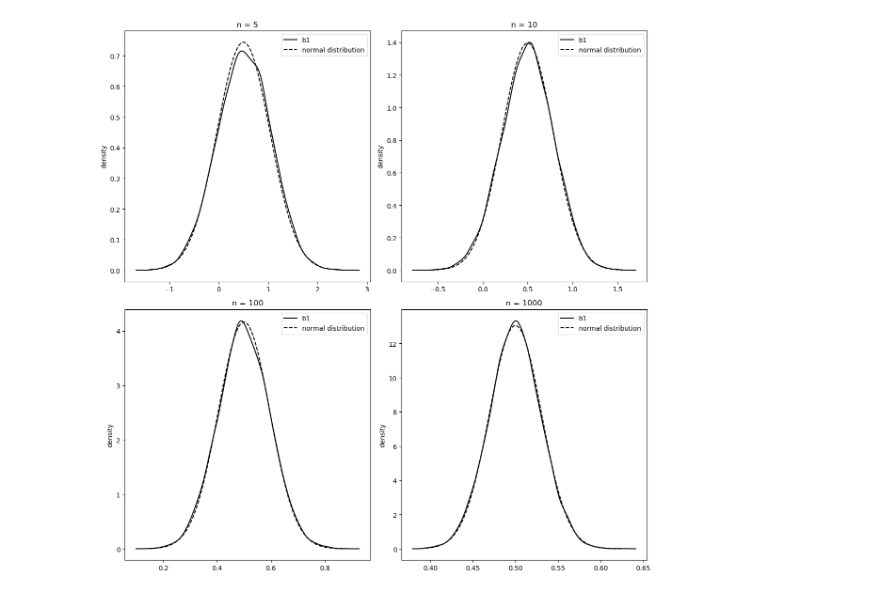
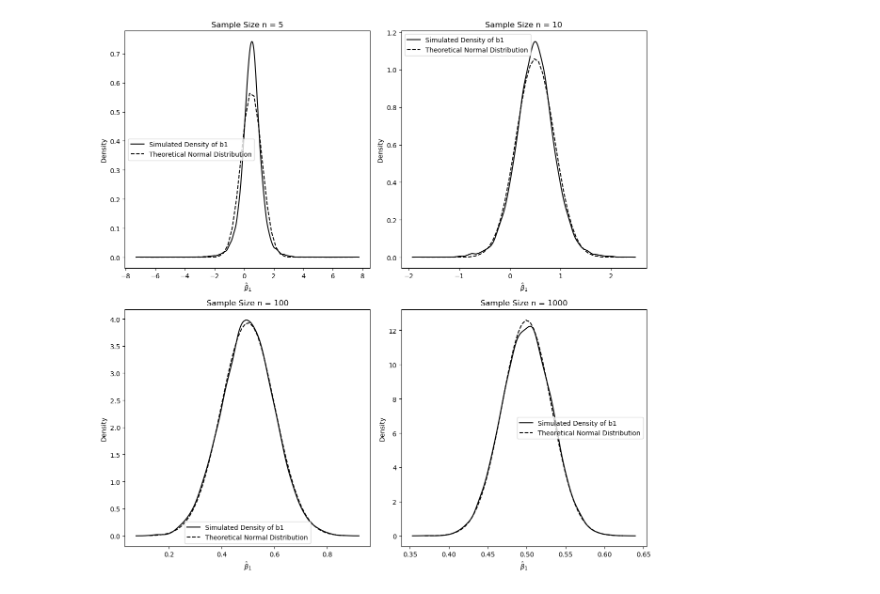
Before and after one commit to jhu-aap-econ/merino, a Jupyter notebook: notebooks/Ch5. MRA - OLS Asymptotics.ipynb, the cells around one changed output. Saved outputs shown, nothing was run; the diff lists cells and outputs as text; code cells hidden in the pictures.

```diff
--- a/notebooks/Ch5. MRA - OLS Asymptotics.ipynb
+++ b/notebooks/Ch5. MRA - OLS Asymptotics.ipynb
@@ -18,66 +242,77 @@ from scipy import stats
 # %%
-# set the random seed:
+# set the random seed for reproducibility:
 np.random.seed(1234567)
 
-# set sample size and number of simulations:
+# set sample sizes to be investigated:
 n = [5, 10, 100, 1000]
+# set number of simulations (replications):
 r = 10000
 
-# set true parameters:
-beta0 = 1
-beta1 = 0.5
-sx = 1
-ex = 4
+# set true population parameters:
+beta0 = 1  # true intercept
+beta1 = 0.5  # true slope coefficient
+sx = 1  # standard deviation of x
+ex = 4  # expected value of x
 
-# Create a 2x2 subplot
+# Create a 2x2 subplot to display density plots for each sample size
 fig, axs = plt.subplots(2, 2, figsize=(12, 12))
-axs = axs.ravel()  # Flatten the 2x2 array for easier indexing
+axs = axs.ravel()  # Flatten the 2x2 array of axes for easier indexing
 
+# Loop through each sample size in the list 'n'
 for idx, j in enumerate(n):
-    # draw a sample of x, fixed over replications:
-    x = stats.norm.rvs(ex, sx, size=j)
-    # draw a sample of u (std. normal)
+    # initialize b1 to store results later:
+    b1 = np.empty(r)
+    XX_inv_list = []  # To store (X'X)^-1 for each replication
+
+    # draw a sample of x, varying over replications:
+    x = stats.norm.rvs(ex, sx, size=(r, j))
+    # draw a sample of u (std. normal):
     u = stats.norm.rvs(0, 1, size=(r, j))
+    y = beta0 + beta1 * x + u
+    # repeat r times:
+    for i in range(r):
+        # Create design matrix X
+        X = np.column_stack((np.ones(j), x[i]))
 
-    # Compute y for all replications at once
-    y = beta0 + beta1 * x + u
+        # Compute (X'X)^(-1)
+        XX_inv = np.linalg.inv(X.T @ X)
+        XX_inv_list.append(XX_inv)  # Store (X'X)^-1 for averaging
+        XTX_inv_XT = XX_inv @ X.T  # Unused in variance calc, but used for beta
 
-    # Create design matrix X
-    X = np.column_stack((np.ones(j), x))
-
-    # Compute (X'X)^(-1)X' once
-    XX_inv = np.linalg.inv(X.T @ X)
-    XTX_inv_XT = XX_inv @ X.T
-
-    # Estimate beta for all replications at once
-    b = XTX_inv_XT @ y.T
-    b1 = b[1, :]  # Extract all b1 estimates
+        # Estimate beta for all replications at once
+        b = XTX_inv_XT @ y[i].T
+        b1[i] = b[1]
 
     # simulated density:
     kde = sm.nonparametric.KDEUnivariate(b1)
     kde.fit()
-
     # normal density/ compute mu and se
-    Vbhat = sx * XX_inv
+    # Average (X'X)^-1 over replications
+    avg_XX_inv = np.mean(np.array(XX_inv_list), axis=0)
+    Vbhat = sx * avg_XX_inv  # Use averaged (X'X)^-1
     se = np.sqrt(np.diagonal(Vbhat))
-    x_range = np.linspace(min(b1), max(b1), 1000)
+    x_range = np.linspace(min(b1), max(b1))
     y = stats.norm.pdf(x_range, beta1, se[1])
-
     # plotting:
-    axs[idx].plot(kde.support, kde.density, color="black", label="b1")
+    axs[idx].plot(
+        kde.support,
+        kde.density,
+        color="black",
+        label="Simulated Density of b1",
+    )
     axs[idx].plot(
         x_range,
         y,
         linestyle="--",
         color="black",
-        label="normal distribution",
+        label="Theoretical Normal Distribution",
     )
-    axs[idx].set_ylabel("density")
-    axs[idx].set_xlabel("")
+    axs[idx].set_ylabel("Density")
+    axs[idx].set_xlabel(r"$\hat{\beta}_1$")
     axs[idx].legend()
-    axs[idx].set_title(f"n = {j}")
+    axs[idx].set_title(f"Sample Size n = {j}")
 
 plt.tight_layout()
 plt.show()
 # %% [output]
-[figure, old version]
+[figure, new version]
```
Also changed, not shown: parts of 27 cells of this notebook, 2 other files.
